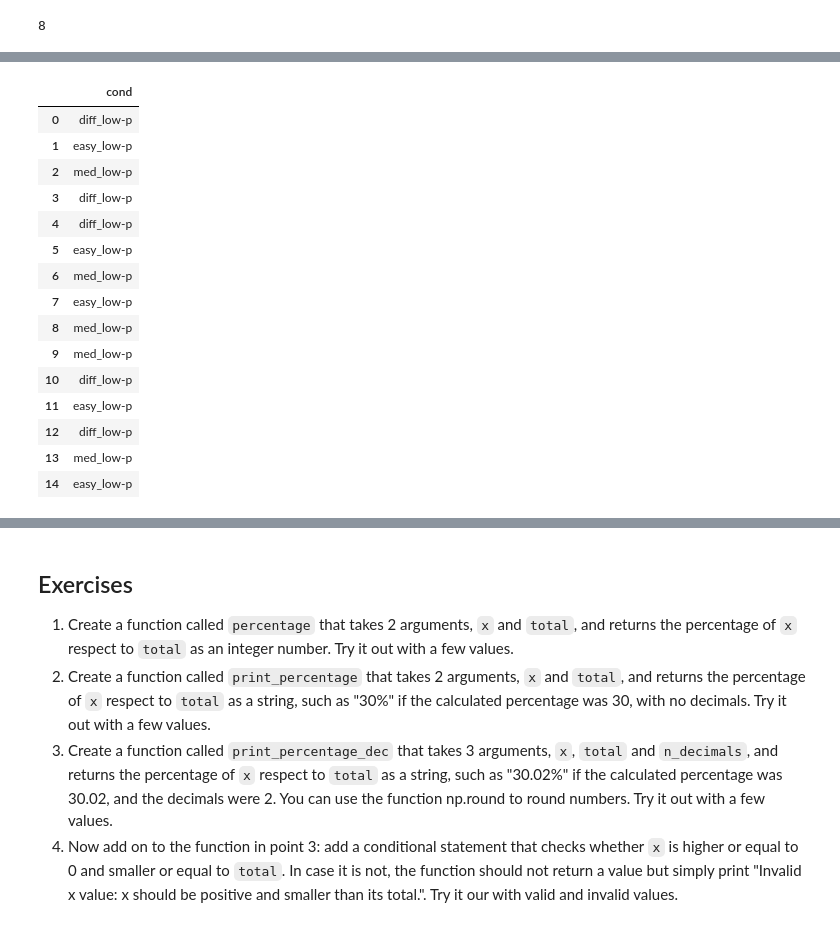
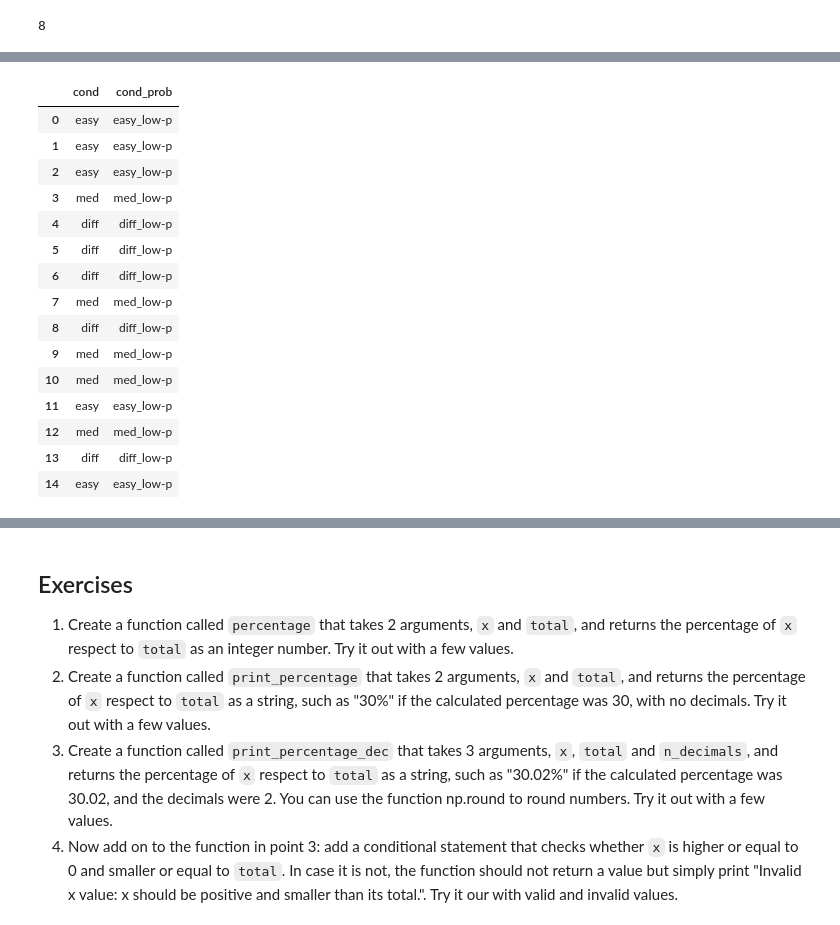
Before and after one commit to laurafontanesi/psychopy-seminar, a Jupyter notebook: notebooks/wpa_4.ipynb, the cells around one changed output, grey strips where cells are left out. Saved outputs shown, nothing was run; the diff lists cells and outputs as text; code cells hidden in the pictures.

```diff
--- a/notebooks/wpa_4.ipynb
+++ b/notebooks/wpa_4.ipynb
@@ -235,20 +266,22 @@ data.head()
 | 4 | diff |
 # %%
-data.apply(lambda x: x + "_low-p")
+data['cond_prob'] = data['cond'].apply(lambda x: x + "_low-p")
-# %% [output]
-|  | cond |
-| 0 | diff_low-p |
-| 1 | easy_low-p |
-| 2 | med_low-p |
-| 3 | diff_low-p |
-| 4 | diff_low-p |
-| 5 | easy_low-p |
-| 6 | med_low-p |
-| 7 | easy_low-p |
-| 8 | med_low-p |
-| 9 | med_low-p |
-| 10 | diff_low-p |
-| 11 | easy_low-p |
-| 12 | diff_low-p |
-| 13 | med_low-p |
-| 14 | easy_low-p |
+# %%
+data
+# %% [output]
+|  | cond | cond_prob |
+| 0 | easy | easy_low-p |
+| 1 | easy | easy_low-p |
+| 2 | easy | easy_low-p |
+| 3 | med | med_low-p |
+| 4 | diff | diff_low-p |
+| 5 | diff | diff_low-p |
+| 6 | diff | diff_low-p |
+| 7 | med | med_low-p |
+| 8 | diff | diff_low-p |
+| 9 | med | med_low-p |
+| 10 | med | med_low-p |
+| 11 | easy | easy_low-p |
+| 12 | med | med_low-p |
+| 13 | diff | diff_low-p |
+| 14 | easy | easy_low-p |
```
Also changed, not shown: parts of 38 cells of this notebook, 1 other file.
